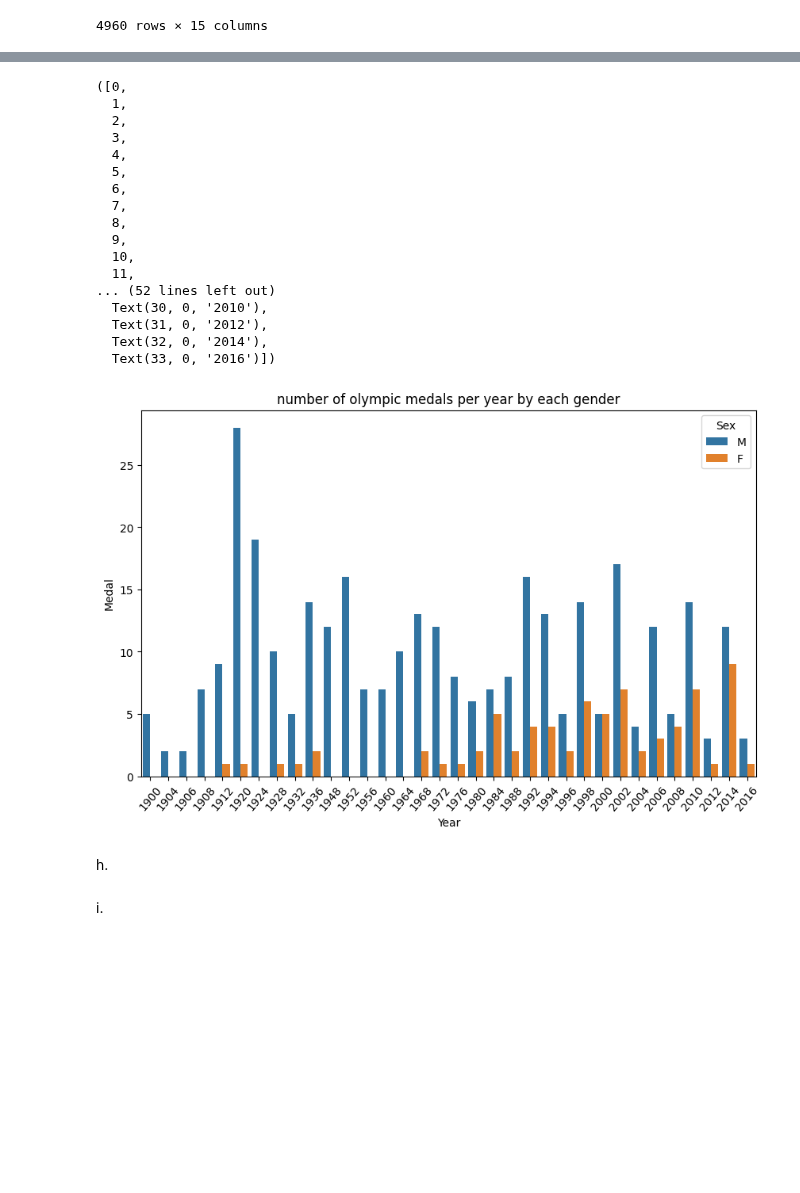
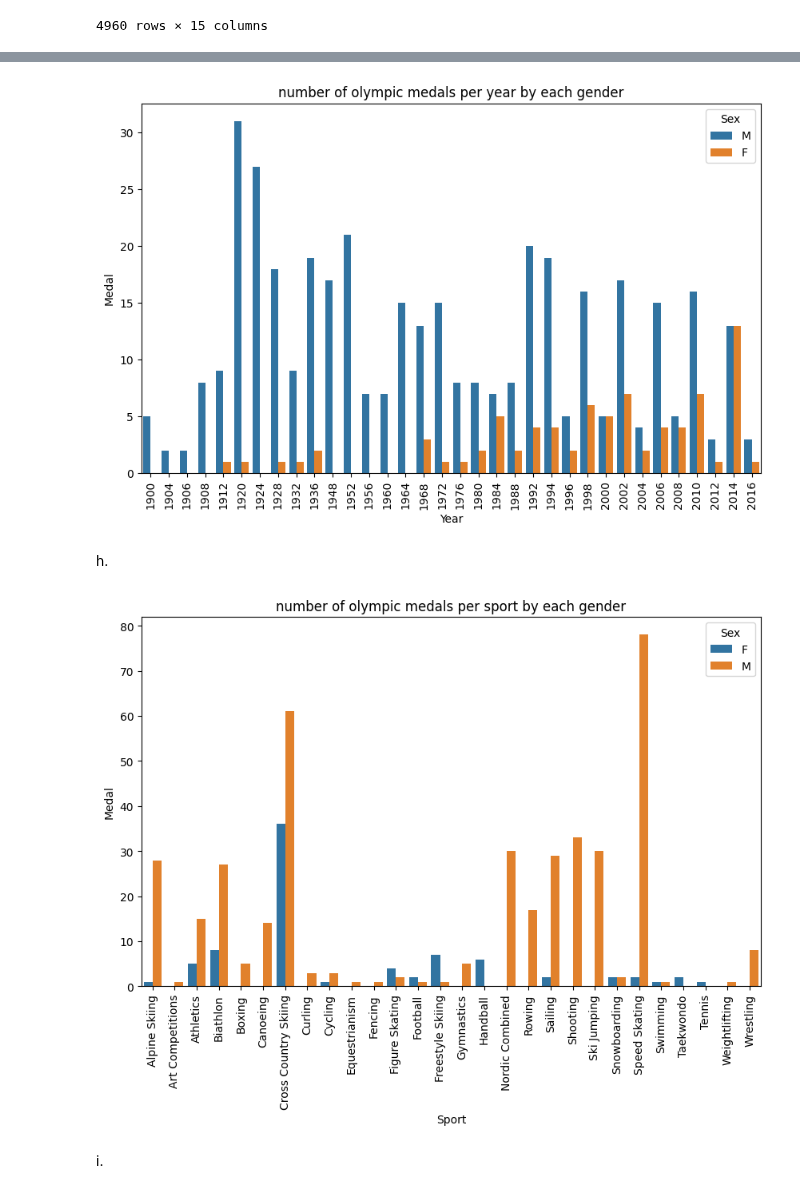
Before and after one commit to Ludwilton/Projekt-OS-Norge, a Jupyter notebook: uppgift_0/uppgift.0.LUDWIG.ipynb, the cells around one changed output, grey strips where cells are left out. Drawn from its saved outputs; the diff is of its cells as text; code cells hidden in the pictures; blank space fills up the shorter version.

```diff
--- a/uppgift_0/uppgift.0.LUDWIG.ipynb
+++ b/uppgift_0/uppgift.0.LUDWIG.ipynb
@@ -155,7 +155,7 @@ medals_df = no_df[no_df["Medal"].notnull()]
 
 
 
-unique_medals_df = medals_df.drop_duplicates(subset=["Event", "Games", "Team"])
+unique_medals_df = medals_df.drop_duplicates(subset=["Event", "Games", "Team","Medal"])
 unique_medals_df
 # %% [output]
 |  | ID | Name | Sex | Age | Height | Weight | Team | NOC | Games | Year | Season | ... |
@@ -174,30 +174,24 @@ unique_medals_df
 # %%
 medals_per_year = unique_medals_df.groupby(["Year","Sex"])["Medal"].count().reset_index()
 
 plt.figure(figsize=(10, 6))
 sns.barplot(data=medals_per_year,x="Year", y="Medal", hue="Sex")
 plt.title("number of olympic medals per year by each gender")
-plt.xticks(rotation=50)
+plt.xticks(rotation=90)
+plt.show()
 # %% [output]
-([0,
-  1,
-  2,
-  3,
-  4,
-  5,
-  6,
-  7,
-  8,
-  9,
-  10,
-  11,
-... (52 lines left out)
-  Text(30, 0, '2010'),
-  Text(31, 0, '2012'),
-  Text(32, 0, '2014'),
-  Text(33, 0, '2016')])
-[figure, old version]
+[figure, new version]
 # %% [markdown]
 h.
+# %%
+medals_by_sport = unique_medals_df.groupby(["Sport","Sex"])["Medal"].count().reset_index()
+
+plt.figure(figsize=(10, 6))
+sns.barplot(data=medals_by_sport,x="Sport", y="Medal", hue="Sex")
+plt.title("number of olympic medals per sport by each gender")
+plt.xticks(rotation=90)
+plt.show()
+# %% [output]
+[figure, added]
 # %% [markdown]
 i.
```
Also changed, not shown: parts of 2 cells of this notebook.
